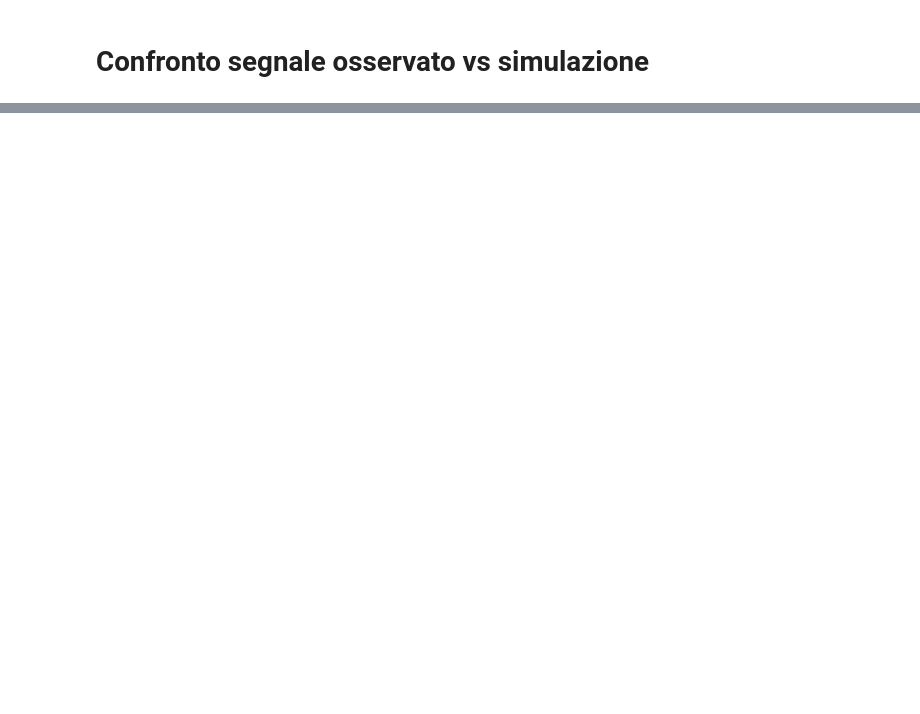
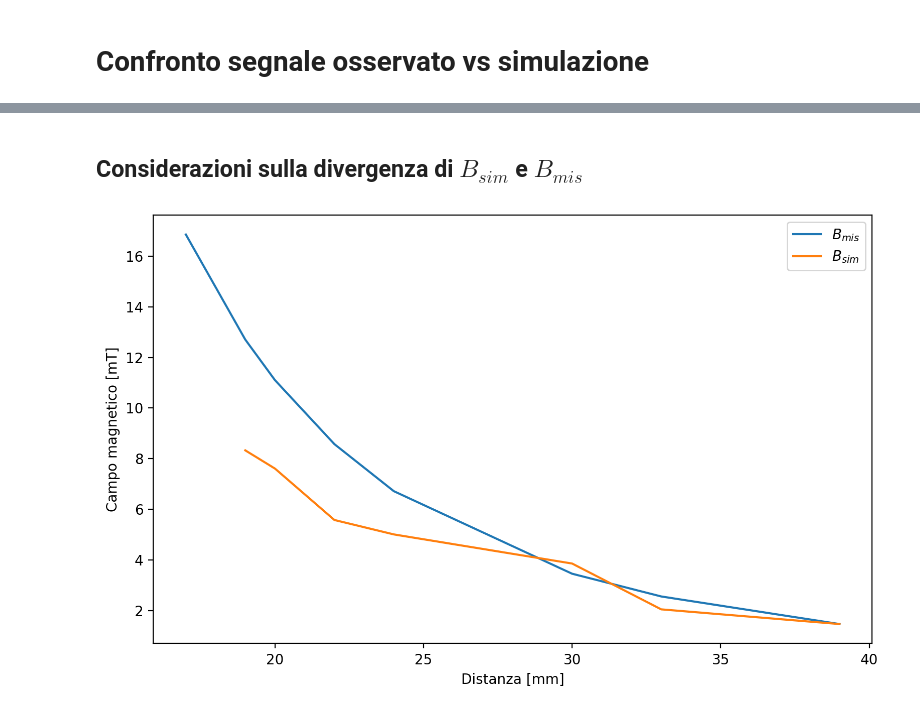
Before and after one commit to zosojack/lab-ss-2, a Jupyter notebook: PARTE 5: EasySpin/notebooks/comparison-lock-in-easyspin.ipynb, the cells around one changed output, grey strips where cells are left out. Drawn from its saved outputs; the diff is of its cells as text; code cells hidden in the pictures; blank space fills up the shorter version.

```diff
--- a/PARTE 5: EasySpin/notebooks/comparison-lock-in-easyspin.ipynb
+++ b/PARTE 5: EasySpin/notebooks/comparison-lock-in-easyspin.ipynb
@@ -22,0 +60,25 @@ plt.show()
+# %% [markdown]
+## Considerazioni sulla divergenza di $B_{sim}$ e $B_{mis}$
+# %%
+B_mis = np.array([np.float64(0.0),
+ np.float64(0.00134735),
+ np.float64(0.00147035),
+ np.float64(0.00255966),
+ np.float64(0.00345788),
+ np.float64(0.00671791),
+ np.float64(0.00857636),
+ np.float64(0.01110222),
+ np.float64(0.01270503),
+ np.float64(0.01685433)]) * 1000 # in mT
+# %%
+plt.figure(figsize=(8,5), dpi=200)
+B_sim = np.array([float(B) for B in campi])
+plt.plot(dist, B_mis[2:], label=r"$B_{mis}$")
+plt.plot(dist[:-1], B_sim, label=r"$B_{sim}$")
+plt.xlabel('Distanza [mm]')
+plt.ylabel('Campo magnetico [mT]')
+plt.legend()
+plt.tight_layout()
+plt.show()
+# %% [output]
+[figure, added]
```
Also changed, not shown: parts of 4 cells of this notebook, 24 other files.
